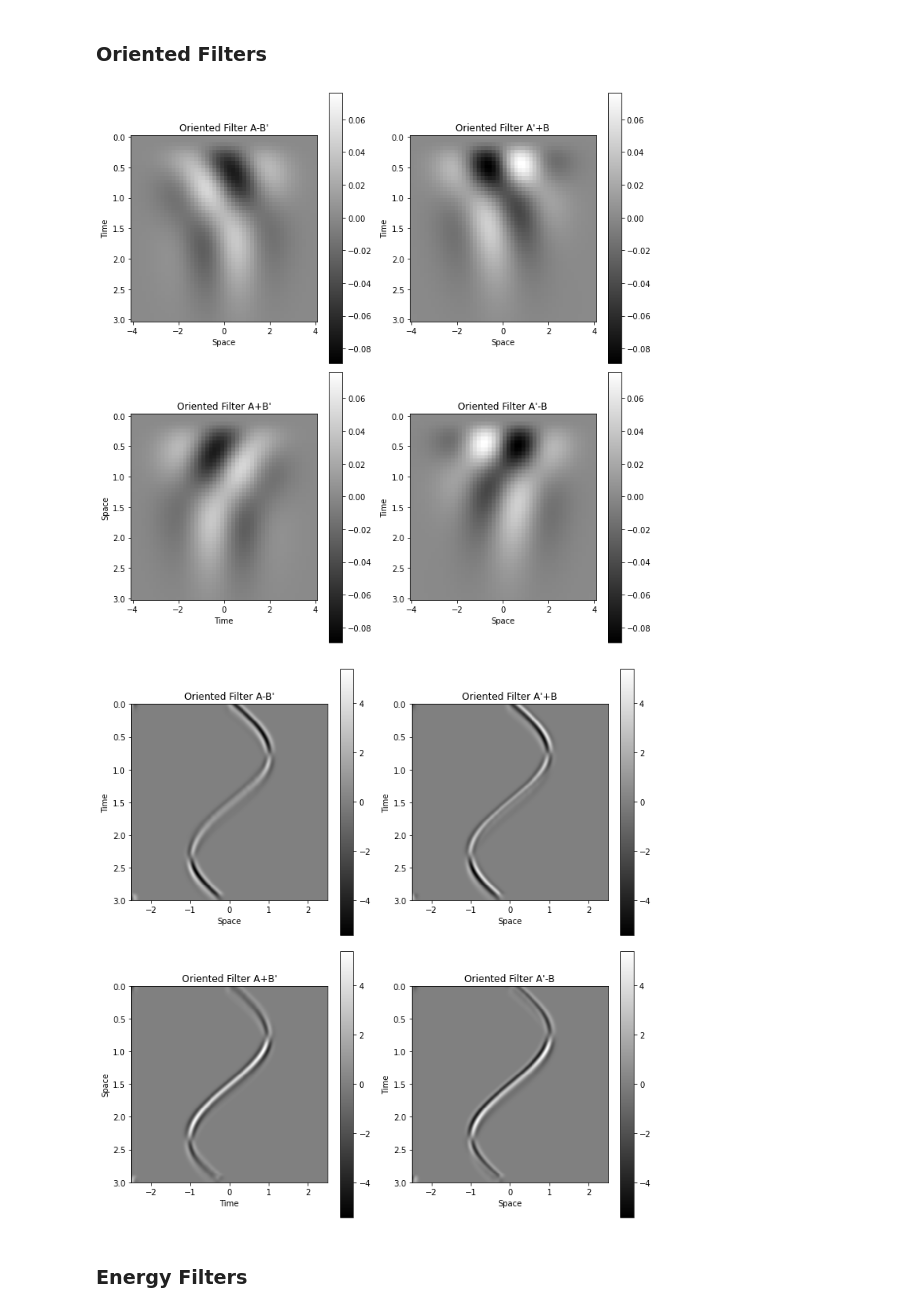
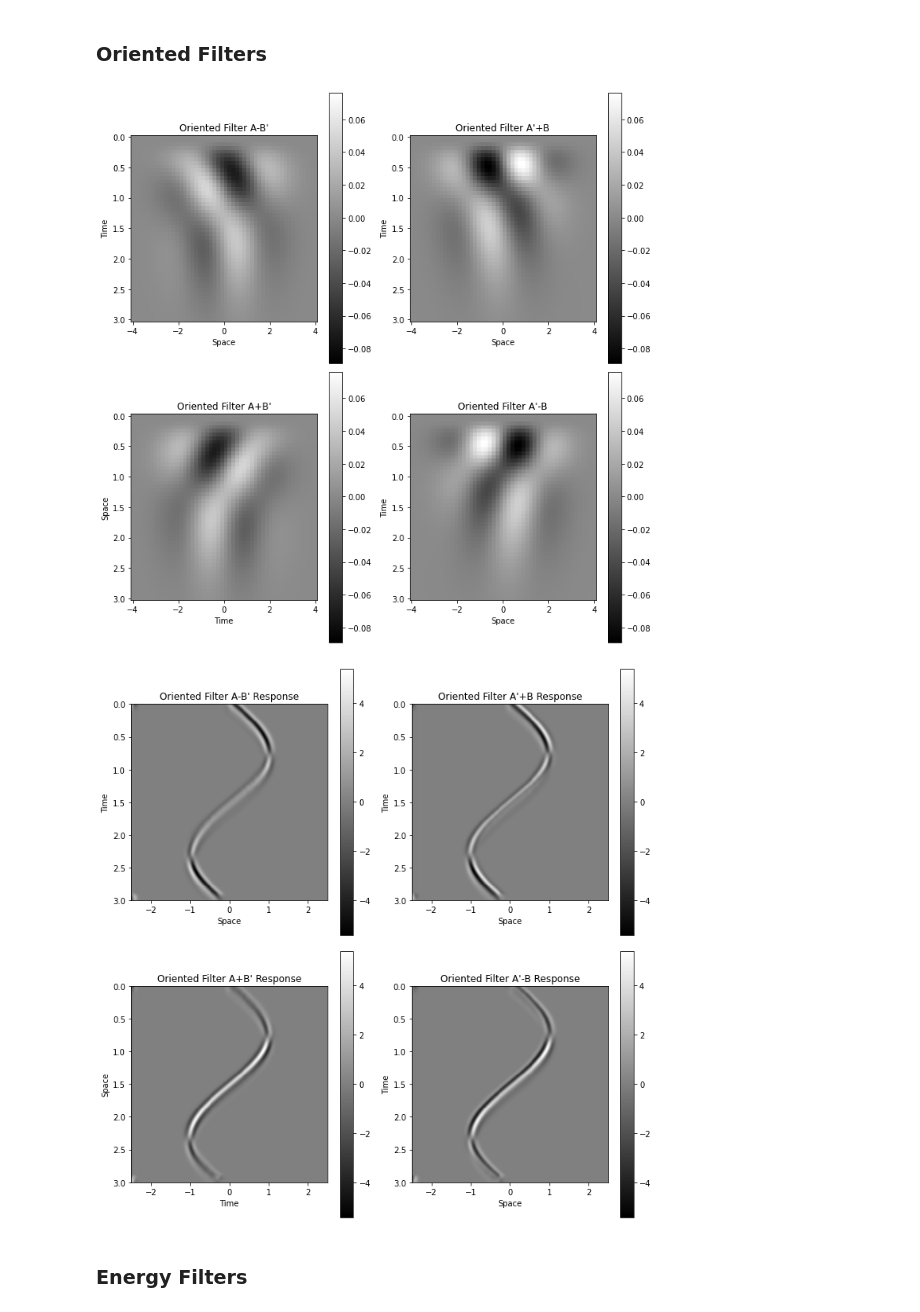
Before and after one commit to vdutell/linearfiltering, a Jupyter notebook: adelsonbergen1984.ipynb, the cells around one changed output. Saved outputs shown, nothing was run; the diff lists cells and outputs as text; code cells hidden in the pictures.

```diff
--- a/adelsonbergen1984.ipynb
+++ b/adelsonbergen1984.ipynb
@@ -411,38 +411,38 @@ plt.pcolormesh(space_stim,time_stim,a_minus_bp_resp.T, norm=norm, shading='auto'
 plt.gca().invert_yaxis()
 plt.ylabel('Time')
 plt.xlabel('Space')
 plt.colorbar()
-plt.title("Oriented Filter A-B'")
+plt.title("Oriented Filter A-B' Response")
 
 plt.subplot(2,2,2, aspect=aspect_ratio_stim)
 plt.pcolormesh(space_stim,time_stim,ap_plus_b_resp.T, norm=norm, shading='auto',cmap='gray')
 plt.gca().invert_yaxis()
 plt.ylabel('Time')
 plt.xlabel('Space')
 plt.colorbar()
-plt.title("Oriented Filter A'+B")
+plt.title("Oriented Filter A'+B Response")
 
 plt.subplot(2,2,3, aspect=aspect_ratio_stim)
 plt.pcolormesh(space_stim,time_stim,a_plus_bp_resp.T, norm=norm, shading='auto',cmap='gray')
 plt.gca().invert_yaxis()
 plt.ylabel('Space')
 plt.xlabel('Time')
 plt.colorbar()
-plt.title("Oriented Filter A+B'")
+plt.title("Oriented Filter A+B' Response")
 
 plt.subplot(2,2,4, aspect=aspect_ratio_stim)
 plt.pcolormesh(space_stim,time_stim,ap_minus_b_resp.T, norm=norm, shading='auto',cmap='gray')
 plt.gca().invert_yaxis()
 plt.ylabel('Time')
 plt.xlabel('Space')
 plt.colorbar()
-plt.title("Oriented Filter A'-B")
+plt.title("Oriented Filter A'-B Response")
 plt.tight_layout()
 
 plt.show()
 # %% [output]
 [figure]
-[figure, old version]
+[figure, new version]
 # %% [markdown]
 ### Energy Filters
 # %%
```
Also changed, not shown: parts of 4 cells of this notebook.
